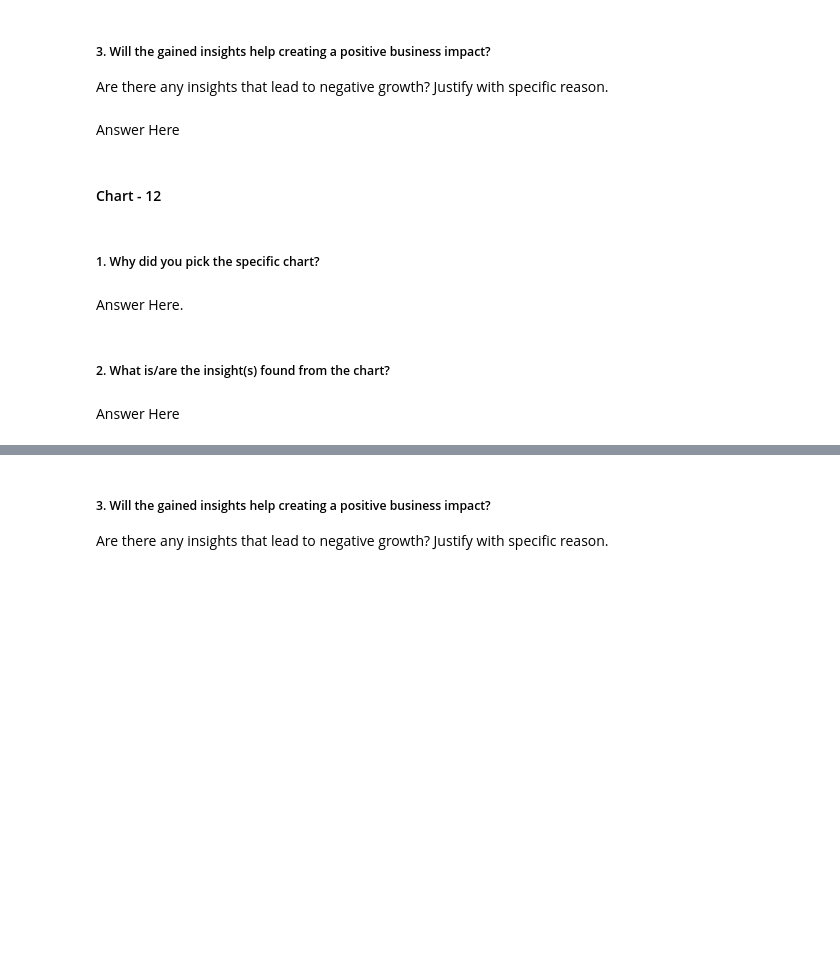
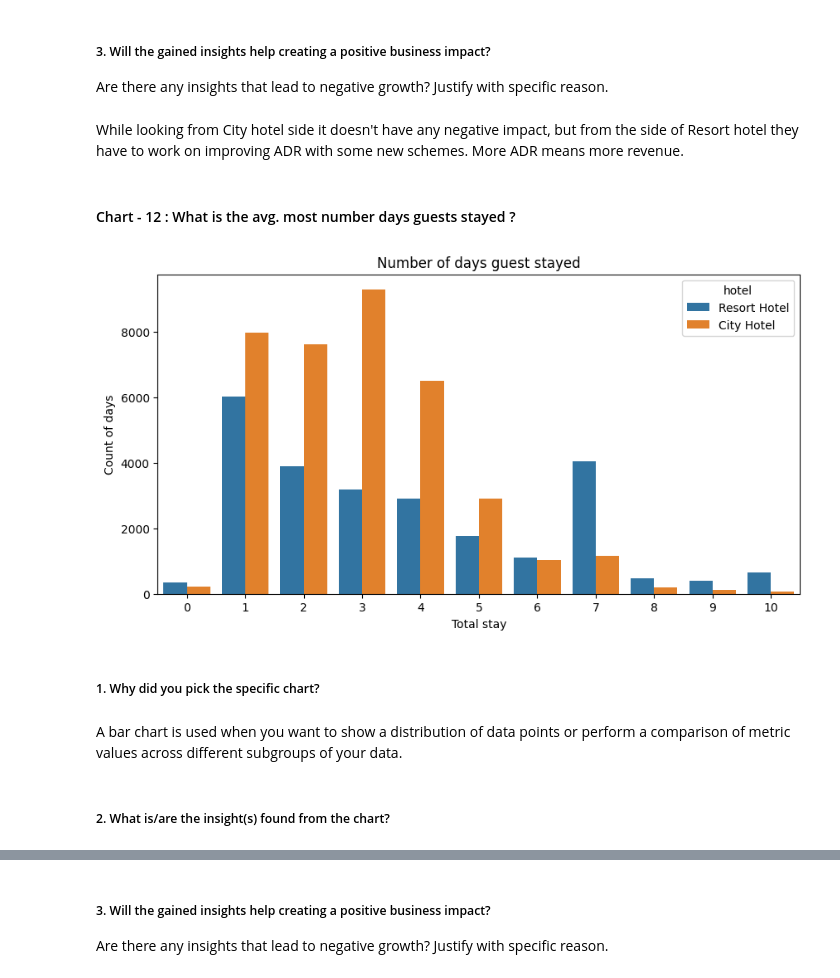
Before and after one commit to Rooban-Jeyasundar/EDA-Project, a Jupyter notebook: EDA_Submission_of_Hotel_Booking_Analysis.ipynb, the cells around one changed output, grey strips where cells are left out. Saved outputs shown, nothing was run; the diff lists cells and outputs as text; code cells hidden in the pictures; blank space fills up the shorter version.

```diff
--- a/EDA_Submission_of_Hotel_Booking_Analysis.ipynb
+++ b/EDA_Submission_of_Hotel_Booking_Analysis.ipynb
@@ -818,7 +841,3 @@ Answer Here
 # %% [markdown]
 ##### 3. Will the gained insights help creating a positive business impact?
 Are there any insights that lead to negative growth? Justify with specific reason.
-# %% [markdown]
-Answer Here
-# %% [markdown]
-#### Chart - 12
@@ -827,8 +844,29 @@ Answer Here
+# %% [markdown]
+While looking from City hotel side it doesn't have any negative impact, but from the side of Resort hotel they have to work on improving ADR with some new schemes. More ADR means more revenue.
+# %% [markdown]
+#### Chart - 12 : What is the avg. most number days guests stayed ?
+# %%
+# Chart - 12 visualization code
+
+#creating the dataframe
+df_not_cancelled = hba_df1[hba_df1['is_canceled']==0]
+#limiting the chart to 10 values
+hotel_stay = df_not_cancelled[df_not_cancelled['total_stay'] <= 10]
+
+#creating the visualization and its size
+plt.figure(figsize=(10,5))
+sns.countplot(x=hotel_stay['total_stay'],hue=hotel_stay['hotel'])
+
+#creating the title and labels
+plt.title('Number of days guest stayed')
+plt.xlabel('Total stay')
+plt.ylabel('Count of days')
+plt.show()
+# %% [output]
+[figure, added]
 # %% [markdown]
 ##### 1. Why did you pick the specific chart?
-# %% [markdown]
-Answer Here.
+# %% [markdown]
+A bar chart is used when you want to show a distribution of data points or perform a comparison of metric values across different subgroups of your data.
 # %% [markdown]
 ##### 2. What is/are the insight(s) found from the chart?
-# %% [markdown]
-Answer Here
```
Also changed, not shown: parts of 49 cells of this notebook.
